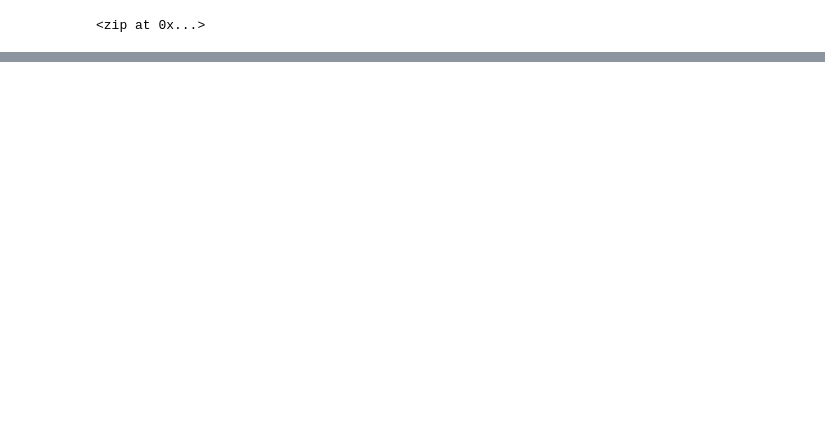
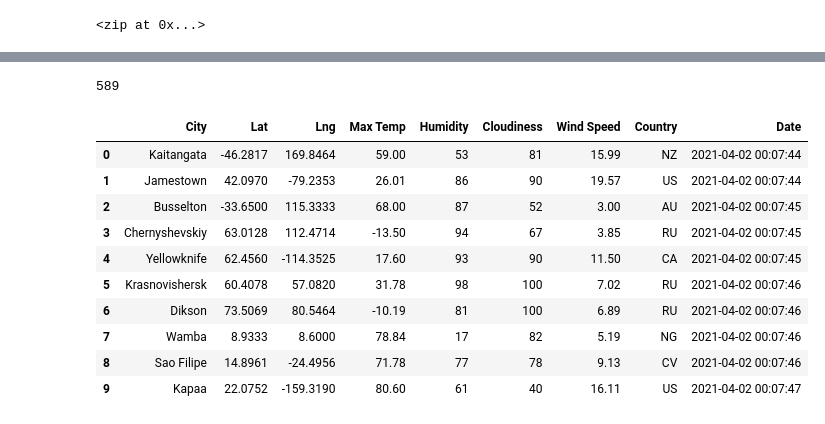
Before and after one commit to deyoungmatthew/World_Weather_Analysis, a Jupyter notebook: WeatherPy.ipynb, the cells around one changed output, grey strips where cells are left out. Drawn from its saved outputs; the diff is of its cells as text; code cells hidden in the pictures; blank space fills up the shorter version.

```diff
--- a/WeatherPy.ipynb
+++ b/WeatherPy.ipynb
@@ -32,0 +125,19 @@ len(cities)
+# %%
+len(city_data)
+# %% [output]
+589
+# %%
+city_data_df = pd.DataFrame(city_data)
+city_data_df.head(10)
+# %% [output]
+|  | City | Lat | Lng | Max Temp | Humidity | Cloudiness | Wind Speed | Country | Date |
+| 0 | Kaitangata | -46.2817 | 169.8464 | 59.00 | 53 | 81 | 15.99 | NZ | 2021-04-02 00:07:44 |
+| 1 | Jamestown | 42.0970 | -79.2353 | 26.01 | 86 | 90 | 19.57 | US | 2021-04-02 00:07:44 |
+| 2 | Busselton | -33.6500 | 115.3333 | 68.00 | 87 | 52 | 3.00 | AU | 2021-04-02 00:07:45 |
+| 3 | Chernyshevskiy | 63.0128 | 112.4714 | -13.50 | 94 | 67 | 3.85 | RU | 2021-04-02 00:07:45 |
+| 4 | Yellowknife | 62.4560 | -114.3525 | 17.60 | 93 | 90 | 11.50 | CA | 2021-04-02 00:07:45 |
+| 5 | Krasnovishersk | 60.4078 | 57.0820 | 31.78 | 98 | 100 | 7.02 | RU | 2021-04-02 00:07:46 |
+| 6 | Dikson | 73.5069 | 80.5464 | -10.19 | 81 | 100 | 6.89 | RU | 2021-04-02 00:07:46 |
+| 7 | Wamba | 8.9333 | 8.6000 | 78.84 | 17 | 82 | 5.19 | NG | 2021-04-02 00:07:46 |
+| 8 | Sao Filipe | 14.8961 | -24.4956 | 71.78 | 77 | 78 | 9.13 | CV | 2021-04-02 00:07:46 |
+| 9 | Kapaa | 22.0752 | -159.3190 | 80.60 | 61 | 40 | 16.11 | US | 2021-04-02 00:07:47 |
```
Also changed, not shown: parts of 9 cells of this notebook, 4 other files.
